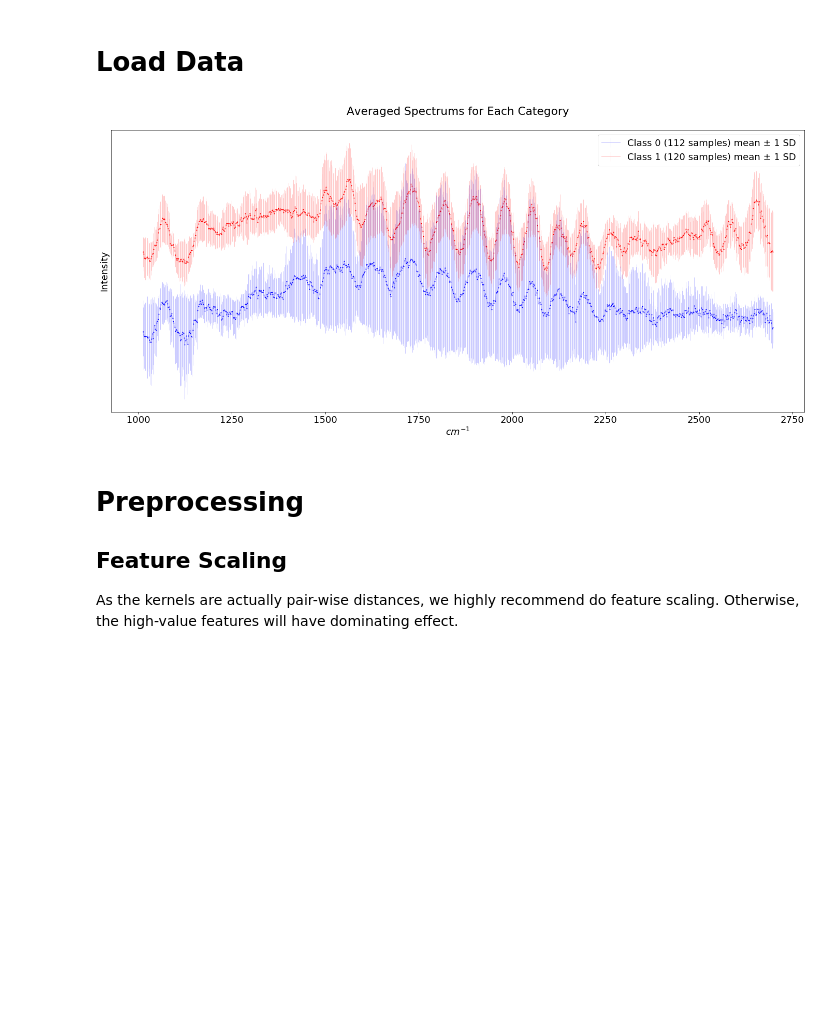
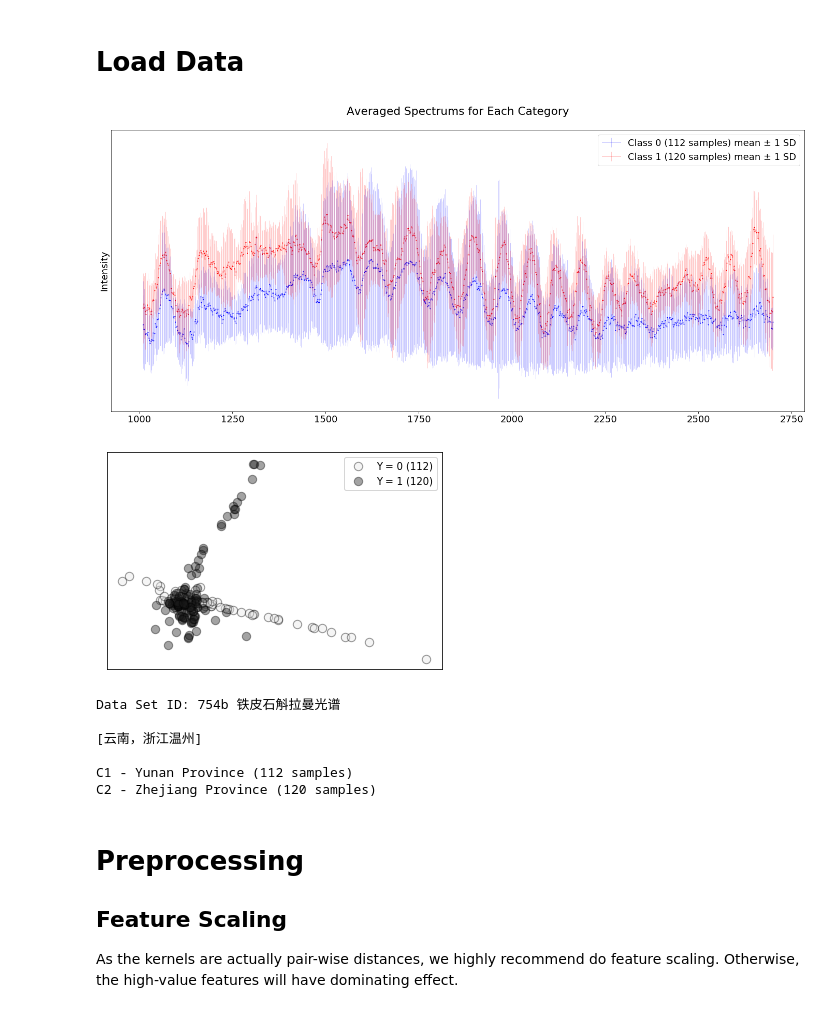
Before and after one commit to zhangys11/pyNNRW, a Jupyter notebook: notebooks/18.3 kernel-NNRW Shihu.ipynb, the cells around one changed output. Saved outputs shown, nothing was run; the diff lists cells and outputs as text; code cells hidden in the pictures; blank space fills up the shorter version.

```diff
--- a/notebooks/18.3 kernel-NNRW Shihu.ipynb
+++ b/notebooks/18.3 kernel-NNRW Shihu.ipynb
@@ -66,32 +15,15 @@ labels = list(set(y))
-# %%
-import pylab, matplotlib
-matplotlib.rcParams.update({'font.size': 18})
-
-plt.figure(figsize = (24,10))
-
-for c in labels:
-    Xc = X[y == c]
-    yc = y[y == c]
-    plt.errorbar(X_names, Xc.mean(axis = 0) + 500*c, Xc.std(axis = 0)*1,
-                 color = ["blue","red","green","orange"][c],
-                 linewidth=1,
-                 alpha=0.2,
-                label= 'Class ' + str(c) + ' (' + str(len(yc)) + ' samples)' + ' mean ± 1 SD',
-                )  # X.std(axis = 0)
-    plt.scatter(X_names, np.mean(Xc,axis=0).tolist() + c*500,
-             color = ["blue","red","green","orange"][c],
-              s=1
-             )
-    plt.legend()
-
-plt.title(u'Averaged Spectrums for Each Category\n')
-plt.xlabel(r'$ cm^{-1} $')
-plt.ylabel('Intensity')
-plt.yticks([])
-
-matplotlib.rcParams.update({'font.size': 10})
-# %% [output]
-[figure, removed]
+# %%
+from qsi.io import *
+X, y, X_names, desc = LoadDataSet('shihu')
+# %% [output]
+[figure, added]
+[figure, added]
+Data Set ID: 754b 铁皮石斛拉曼光谱
+
+[云南，浙江温州]
+
+C1 - Yunan Province (112 samples)
+C2 - Zhejiang Province (120 samples)
 # %% [markdown]
 # Preprocessing
 
```
Also changed, not shown: parts of 23 cells of this notebook, 20 other files.
